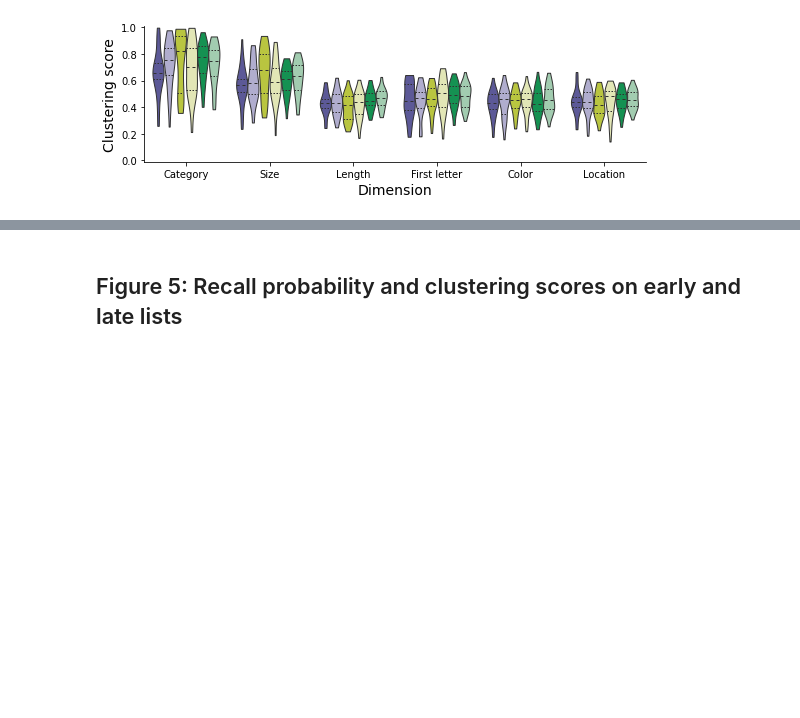
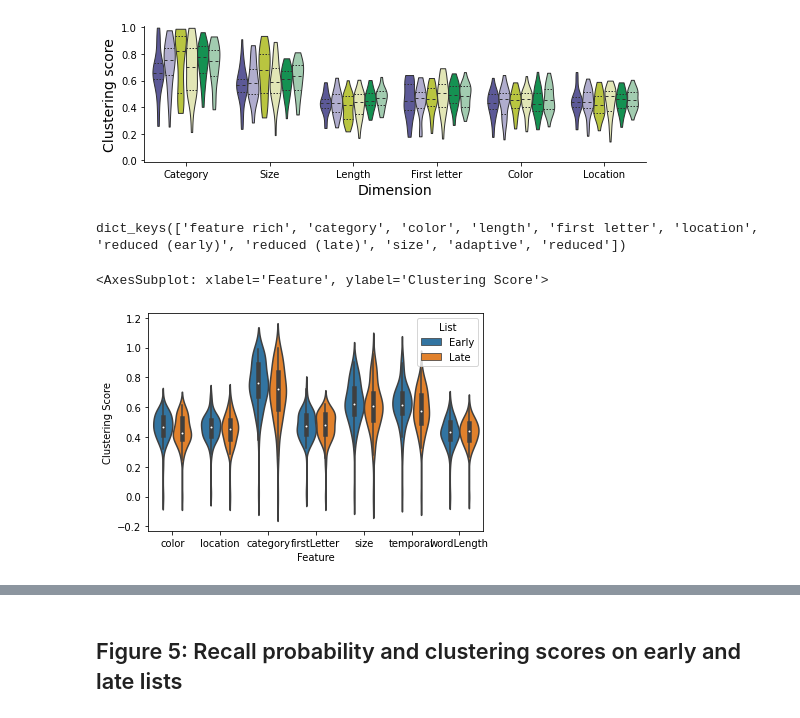
Before and after one commit to ContextLab/FRFR-analyses, a Jupyter notebook: code/create_figures.ipynb, the cells around one changed output, grey strips where cells are left out. Cells and saved outputs as stored; diff of their text form; code cells hidden in the pictures; blank space fills up the shorter version.

```diff
--- a/code/create_figures.ipynb
+++ b/code/create_figures.ipynb
@@ -259,4 +270,10 @@ if not os.path.exists(scratch_dir):
 # %%
 for cond in data.keys():
     savefile = os.path.join(scratch_dir, f'{cond}_shuffled_fingerprints.pkl')
-    shuffled_fingerprints(data[cond], savefile=savefile)
+    if 'corrected fingerprint' not in results_by_list:
+        results_by_list['corrected fingerprint'] = {}
+    if 'corrected fingerprint' not in results:
+        results['corrected fingerprint'] = {}
+
+    results_by_list['corrected fingerprint'][cond] = temporally_corrected_fingerprints(data[cond], savefile=savefile)
+    results['corrected fingerprint'][cond] = organize_by_listgroup(results_by_list['corrected fingerprint'][cond], listgroups[cond])
@@ -473,3 +347,12 @@ combo_fingerprint_plot(results['fingerprint'], include_conds=non_adaptive_exclud
 # %% [output]
 [figure]
 [figure]
+# %%
+results['corrected fingerprint'].keys()
+# %% [output]
+dict_keys(['feature rich', 'category', 'color', 'length', 'first letter', 'location', 'reduced (early)', 'reduced (late)', 'size', 'adaptive', 'reduced'])
+# %%
+results['fingerprint']['feature rich'].plot()
+# %% [output]
+<AxesSubplot: xlabel='Feature', ylabel='Clustering Score'>
+[figure, added]
```
Also changed, not shown: parts of 19 cells of this notebook, 13 other files.
